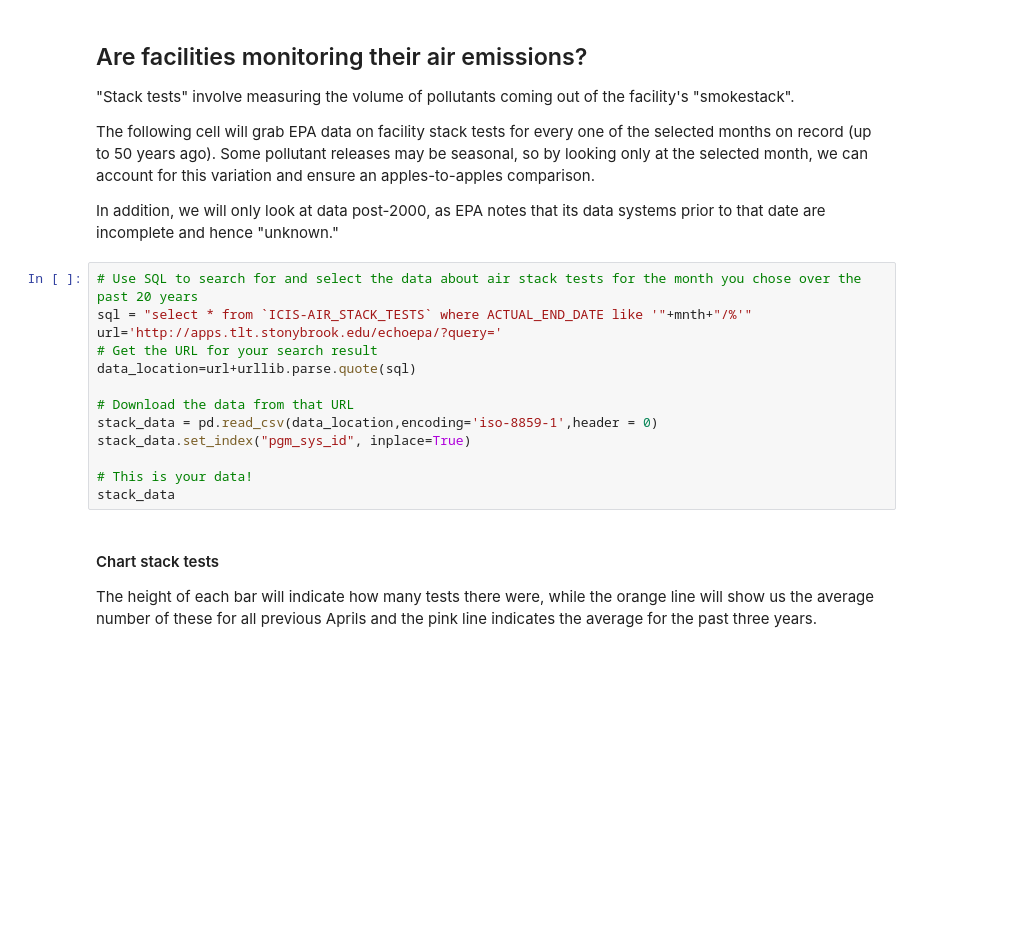
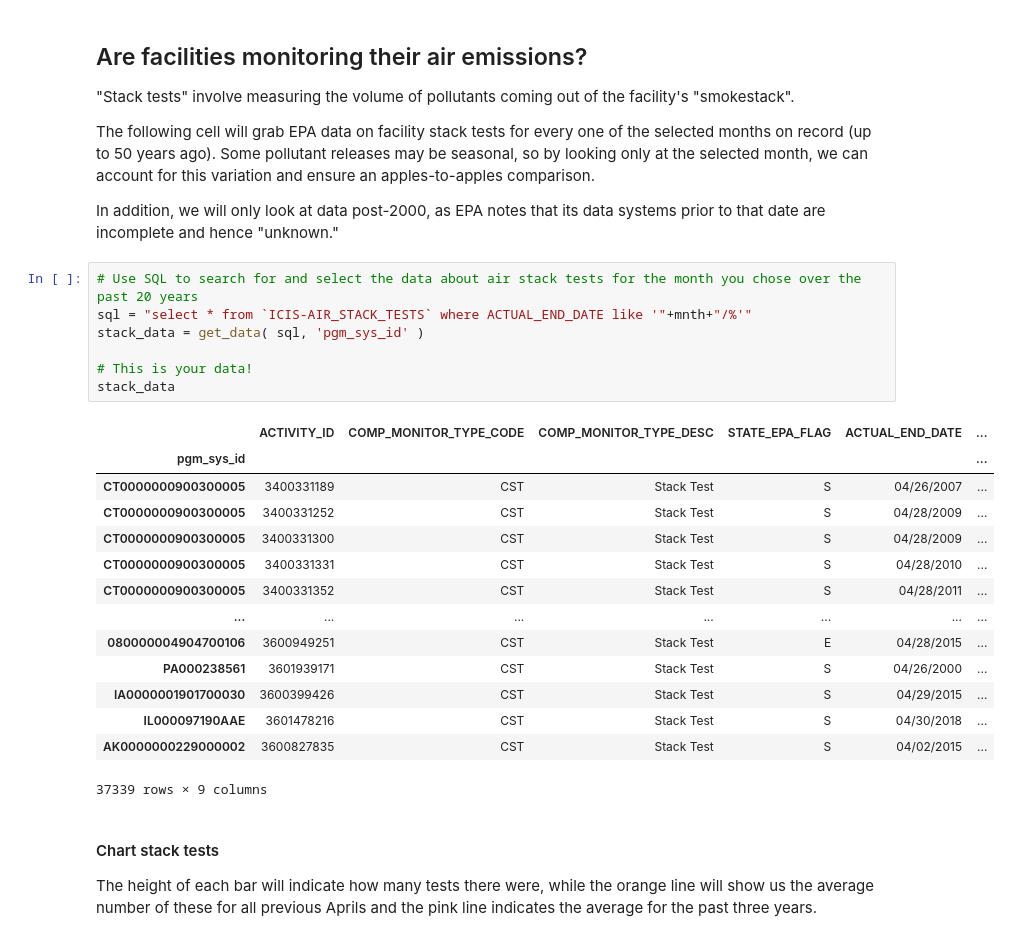
Before and after one commit to edgi-govdata-archiving/ECHO-COVID19, a Jupyter notebook: ECHO-COVID19.ipynb, the cells around one changed output. Saved outputs shown, nothing was run; the diff lists cells and outputs as text; blank space fills up the shorter version.

```diff
--- a/ECHO-COVID19.ipynb
+++ b/ECHO-COVID19.ipynb
@@ -161,16 +109,25 @@ In addition, we will only look at data post-2000, as EPA notes that its data sys
 # %%
 # Use SQL to search for and select the data about air stack tests for the month you chose over the past 20 years
 sql = "select * from `ICIS-AIR_STACK_TESTS` where ACTUAL_END_DATE like '"+mnth+"/%'"
-url='http://apps.tlt.stonybrook.edu/echoepa/?query='
-# Get the URL for your search result
-data_location=url+urllib.parse.quote(sql)
-
-# Download the data from that URL
-stack_data = pd.read_csv(data_location,encoding='iso-8859-1',header = 0)
-stack_data.set_index("pgm_sys_id", inplace=True)
+stack_data = get_data( sql, 'pgm_sys_id' )
 
 # This is your data!
 stack_data
+# %% [output]
+|  | ACTIVITY_ID | COMP_MONITOR_TYPE_CODE | COMP_MONITOR_TYPE_DESC | STATE_EPA_FLAG | ACTUAL_END_DATE | ... |
+| pgm_sys_id |  |  |  |  |  | ... |
+| CT0000000900300005 | 3400331189 | CST | Stack Test | S | 04/26/2007 | ... |
+| CT0000000900300005 | 3400331252 | CST | Stack Test | S | 04/28/2009 | ... |
+| CT0000000900300005 | 3400331300 | CST | Stack Test | S | 04/28/2009 | ... |
+| CT0000000900300005 | 3400331331 | CST | Stack Test | S | 04/28/2010 | ... |
+| CT0000000900300005 | 3400331352 | CST | Stack Test | S | 04/28/2011 | ... |
+| ... | ... | ... | ... | ... | ... | ... |
+| 080000004904700106 | 3600949251 | CST | Stack Test | E | 04/28/2015 | ... |
+| PA000238561 | 3601939171 | CST | Stack Test | S | 04/26/2000 | ... |
+| IA0000001901700030 | 3600399426 | CST | Stack Test | S | 04/29/2015 | ... |
+| IL000097190AAE | 3601478216 | CST | Stack Test | S | 04/30/2018 | ... |
+| AK0000000229000002 | 3600827835 | CST | Stack Test | S | 04/02/2015 | ... |
+37339 rows × 9 columns
 # %% [markdown]
 #### Chart stack tests
 
```
Also changed, not shown: parts of 11 cells of this notebook, 1 other file.
